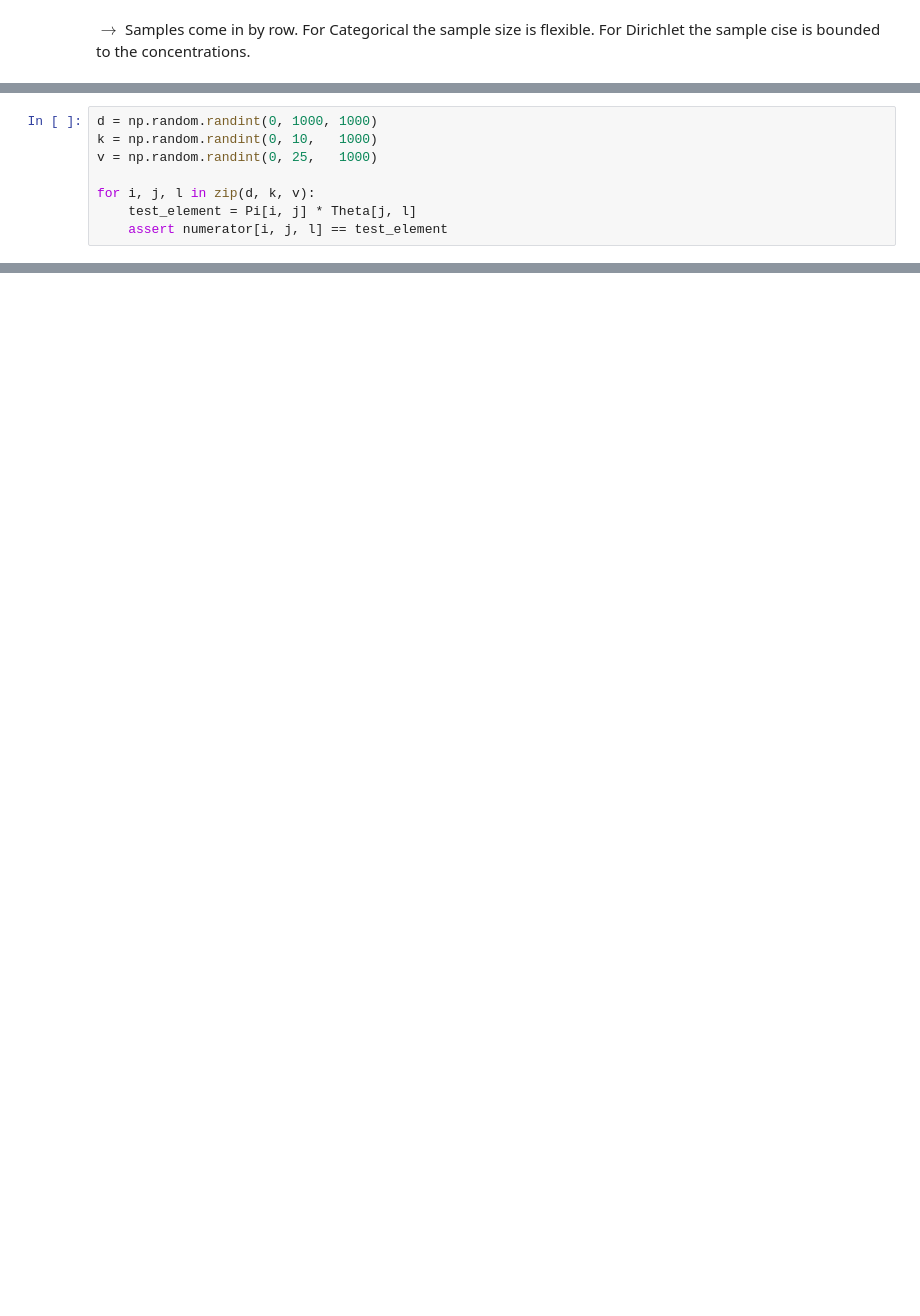
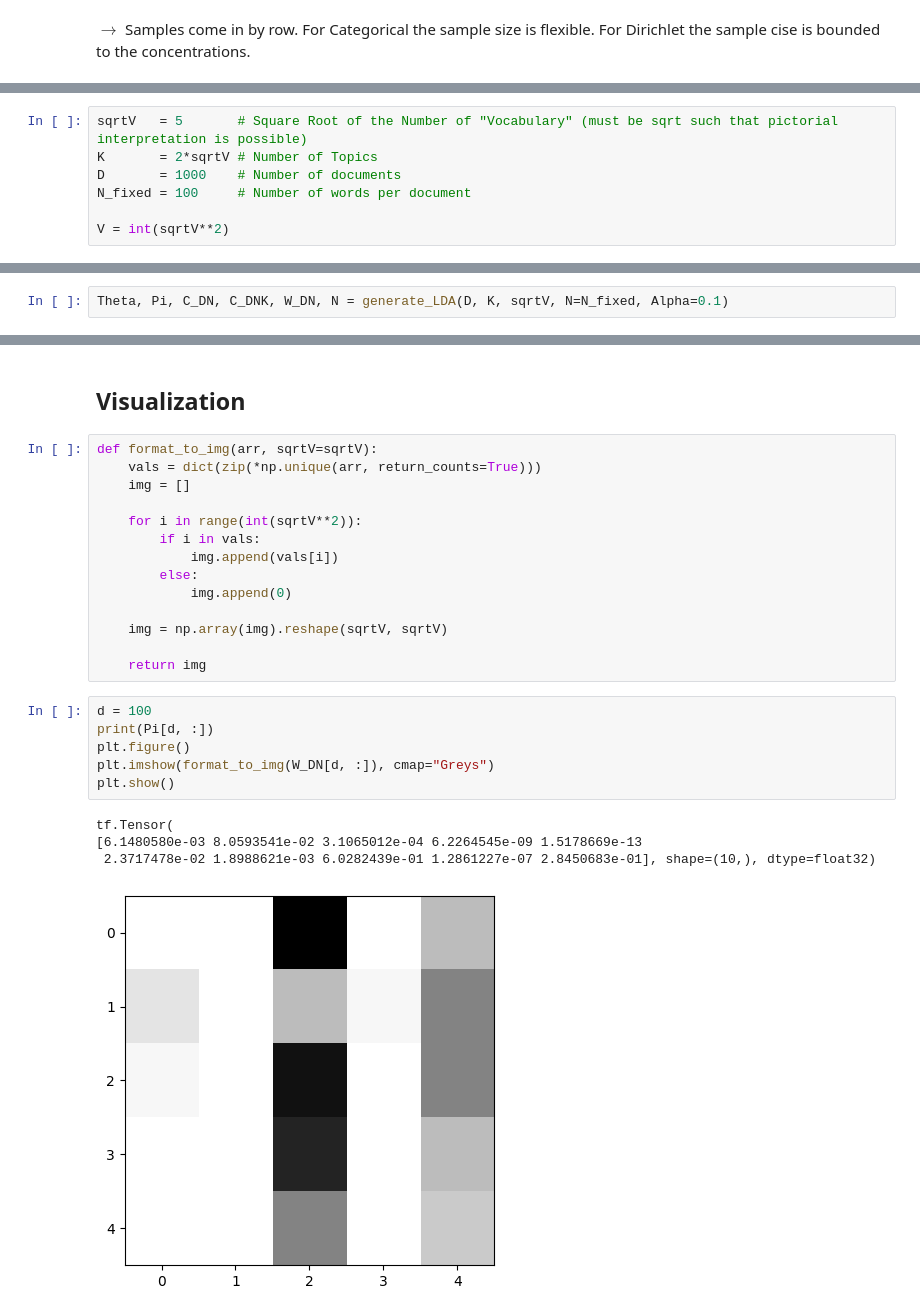
Before and after one commit to JannisZeller/topicflow, a Jupyter notebook: fixed_doclength.ipynb, the cells around one changed output, grey strips where cells are left out. Saved outputs shown, nothing was run; the diff lists cells and outputs as text; blank space fills up the shorter version.

```diff
--- a/fixed_doclength.ipynb
+++ b/fixed_doclength.ipynb
@@ -280,8 +47,0 @@ numerator = tf.math.multiply(Pi_block, Theta_block)
-# %%
-d = np.random.randint(0, 1000, 1000)
-k = np.random.randint(0, 10,   1000)
-v = np.random.randint(0, 25,   1000)
-
-for i, j, l in zip(d, k, v):
-    test_element = Pi[i, j] * Theta[j, l]
-    assert numerator[i, j, l] == test_element
@@ -388,0 +61,7 @@ beta0  = np.random.normal(size=(D, K))
+# %%
+sqrtV   = 5       # Square Root of the Number of "Vocabulary" (must be sqrt such that pictorial interpretation is possible)
+K       = 2*sqrtV # Number of Topics
+D       = 1000    # Number of documents
+N_fixed = 100     # Number of words per document
+
+V = int(sqrtV**2)
@@ -388,0 +110,2 @@ beta0  = np.random.normal(size=(D, K))
+# %%
+Theta, Pi, C_DN, C_DNK, W_DN, N = generate_LDA(D, K, sqrtV, N=N_fixed, Alpha=0.1)
@@ -388,0 +163,27 @@ beta0  = np.random.normal(size=(D, K))
+# %% [markdown]
+## **Visualization**
+# %%
+def format_to_img(arr, sqrtV=sqrtV):
+    vals = dict(zip(*np.unique(arr, return_counts=True)))
+    img = []
+
+    for i in range(int(sqrtV**2)):
+        if i in vals:
+            img.append(vals[i])
+        else:
+            img.append(0)
+
+    img = np.array(img).reshape(sqrtV, sqrtV)
+
+    return img
+# %%
+d = 100
+print(Pi[d, :])
+plt.figure()
+plt.imshow(format_to_img(W_DN[d, :]), cmap="Greys")
+plt.show()
+# %% [output]
+tf.Tensor(
+[6.1480580e-03 8.0593541e-02 3.1065012e-04 6.2264545e-09 1.5178669e-13
+ 2.3717478e-02 1.8988621e-03 6.0282439e-01 1.2861227e-07 2.8450683e-01], shape=(10,), dtype=float32)
+[figure, added]
```
Also changed, not shown: parts of 83 cells of this notebook, 1 other file.
